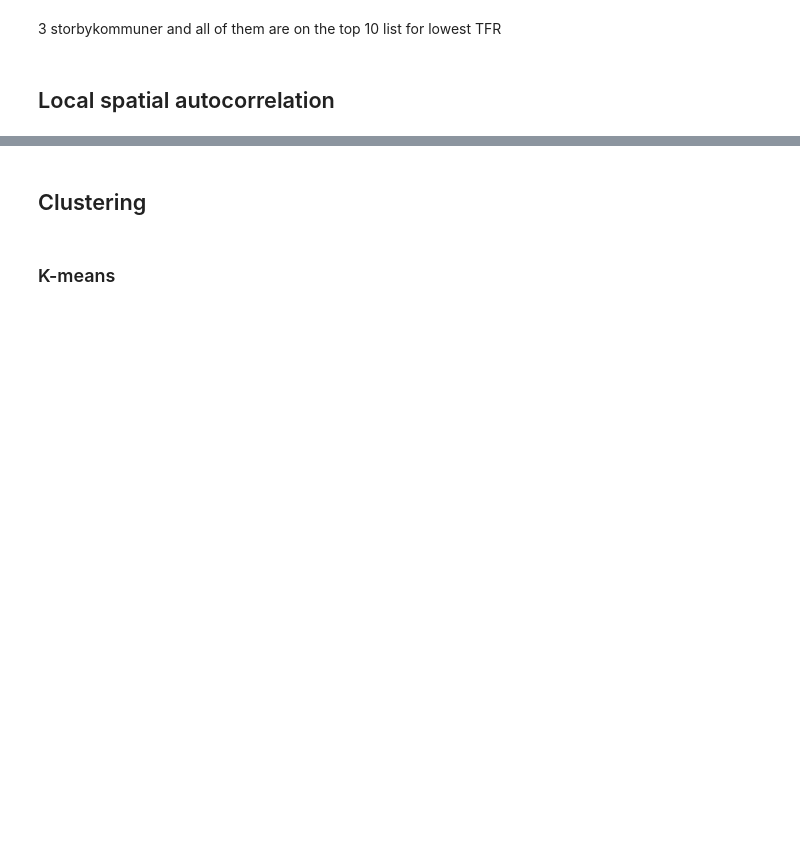
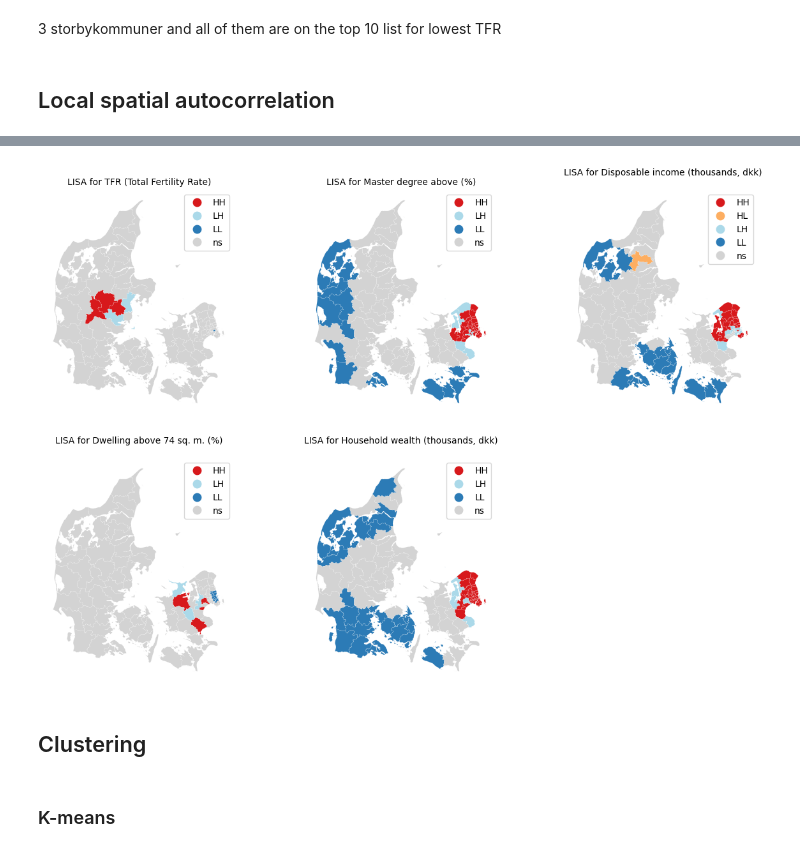
Before and after one commit to agnesutovaite/geospatial, a Jupyter notebook: project_notebook copy.ipynb, the cells around one changed output, grey strips where cells are left out. Cells and saved outputs as stored; diff of their text form; code cells hidden in the pictures; blank space fills up the shorter version.

```diff
--- a/project_notebook copy.ipynb
+++ b/project_notebook copy.ipynb
@@ -943,3 +1009,20 @@ Aarhus - Storbykommune
+# %%
+f, axs = plt.subplots(nrows=2, ncols=3, figsize=(15, 10))
+# Make the axes accessible with single indexing
+axs = axs.flatten()
+axs[-1].remove()
+
+for i, variable in enumerate(characteristics):
+    lisa_value = globals()[f'lisa_{variable}']
+    fig = lisa_cluster(lisa_value, gdf, ax=axs[i])
+    # # Remove axis clutter
+    # ax.set_axis_off()
+    # Set the axis title
+    axs[i].set_title(f'LISA for {characteristics_nm[i]}', fontsize = 10)
+
+plt.show()
+# %% [output]
+[figure, added]
 # %% [markdown]
 ## Clustering
 # %% [markdown]
```
Also changed, not shown: parts of 12 cells of this notebook, 1 other file.
